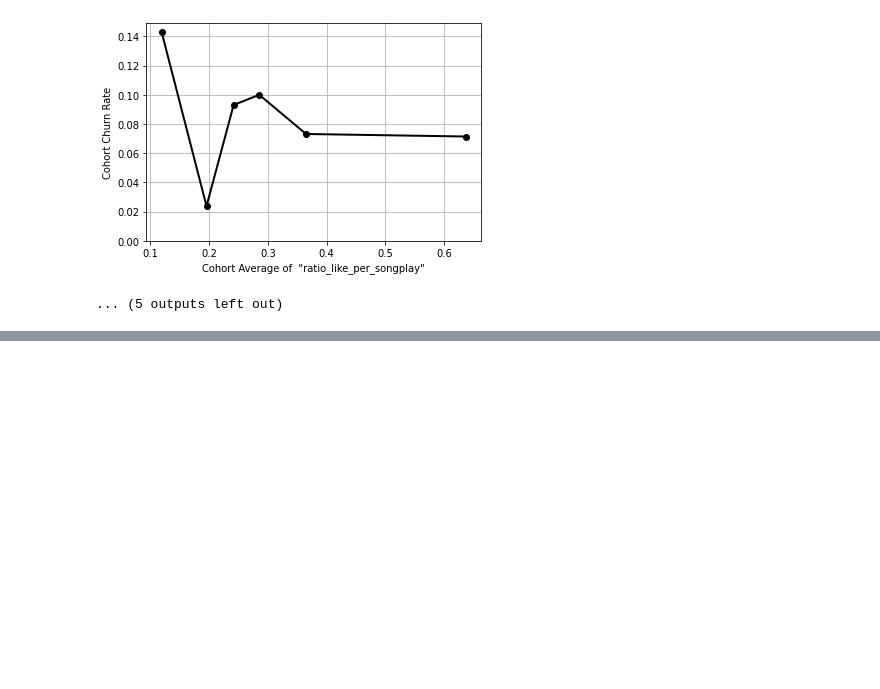
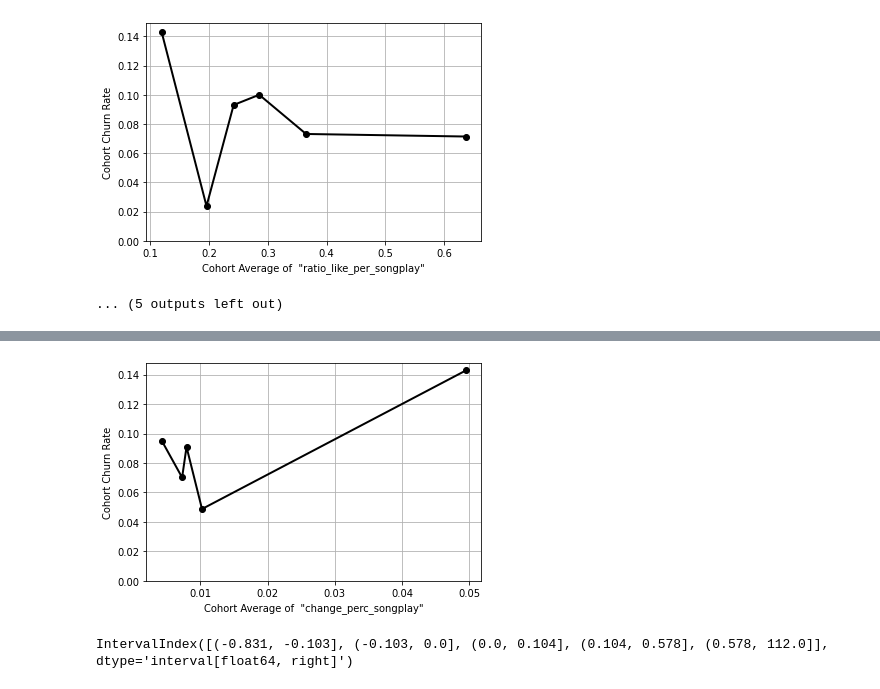
Before and after one commit to gilzero/project_churn_spark, a Jupyter notebook: sparkify.ipynb, the cells around one changed output, grey strips where cells are left out. Saved outputs shown, nothing was run; the diff lists cells and outputs as text; code cells hidden in the pictures; blank space fills up the shorter version.

```diff
--- a/sparkify.ipynb
+++ b/sparkify.ipynb
@@ -1817,0 +1338,22 @@ for metric in df_normalized.columns[:-1]:
+# %%
+# change_perc_songplay
+# right skew. most group distributes before mean group. (we can see that 4 groups against 1)
+# (Strange, seems counter-intuitive)
+# (the very last qcut cohort is very right long tail. highly possible of outlier. let's run a outlier check in
+# following cells)
+
+cohort_plot('change_perc_songplay', n_cohort=6, df_data=df_normalized)
+
+# but for
+# those preceding group are negative %, and lower % number of songplay. (check detail value in qcut)
+# which probably indicates: negative and lower the % change of songplay, the higher the churn rate
+# can try remove outlier, probably should a down trend of churn
+# %% [output]
+[figure, added]
+# %%
+# outlier check. the vert last qcut group. significantly over the standard range.
+
+# help(pd.qcut(df_analytic['change_perc_songplay'], 6, duplicates='drop').cat)
+pd.qcut(df_analytic['change_perc_songplay'], 6, duplicates='drop').cat.categories
+# %% [output]
+IntervalIndex([(-0.831, -0.103], (-0.103, 0.0], (0.0, 0.104], (0.104, 0.578], (0.578, 112.0]], dtype='interval[float64, right]')
```
Also changed, not shown: parts of 68 cells of this notebook, 1 other file.
